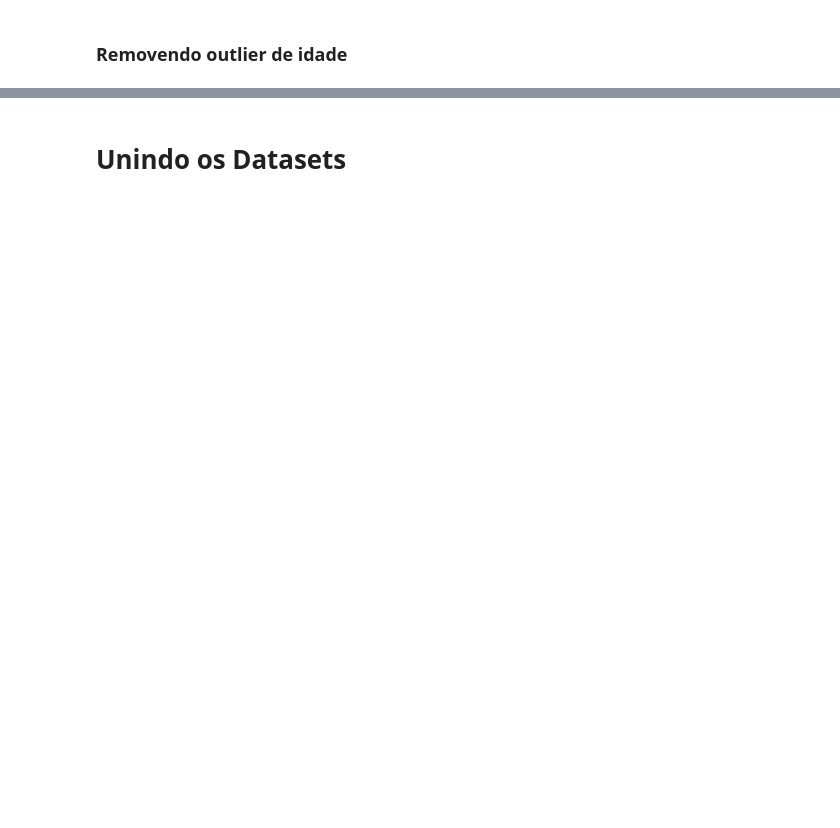
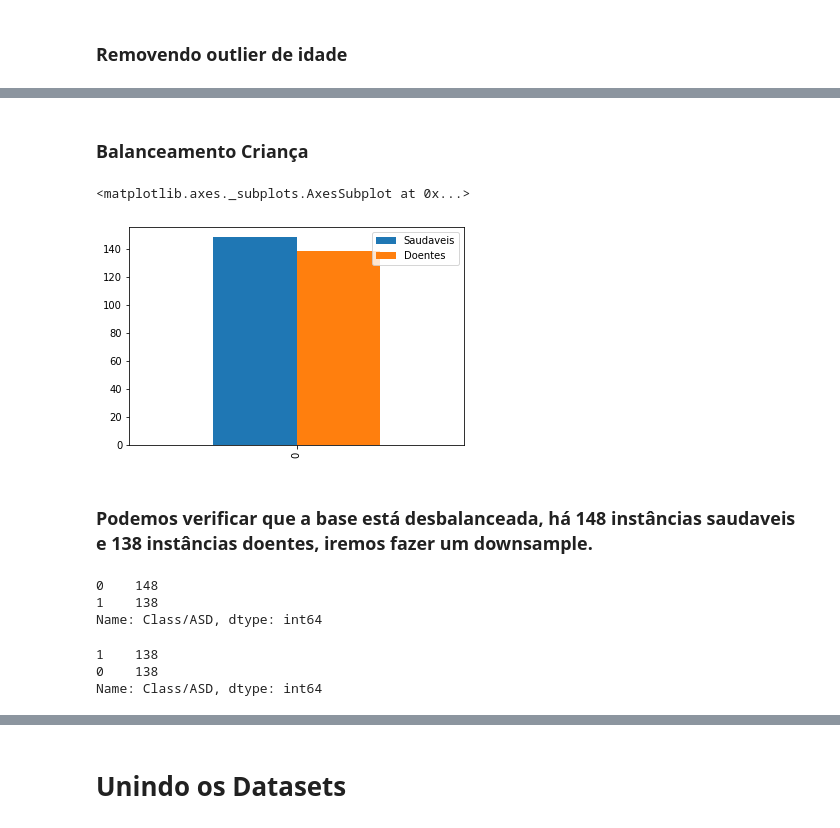
Before and after one commit to thalesmonteiro/Autism-Prediction, a Jupyter notebook: AutismPrediction.ipynb, the cells around one changed output, grey strips where cells are left out. Cells and saved outputs as stored; diff of their text form; code cells hidden in the pictures; blank space fills up the shorter version.

```diff
--- a/AutismPrediction.ipynb
+++ b/AutismPrediction.ipynb
@@ -128,0 +357,31 @@ adult.boxplot()
+# %% [markdown]
+### Balanceamento Criança
+# %%
+from sklearn.preprocessing import LabelEncoder
+
+#Transforma a coluna em binario
+child['Class/ASD'] = LabelEncoder().fit_transform(child['Class/ASD'])
+
+#Conta o numero de ocorrencias
+Saudaveis = child['Class/ASD'].isin([0]).sum()
+Doentes = child['Class/ASD'].isin([1]).sum()
+
+#Cria uma lista
+histogram = {'Saudaveis' : Saudaveis, 'Doentes' : Doentes}
+
+#Converte para um df
+df_histogram = pd.DataFrame([histogram])
+
+df_histogram.plot.bar()
+# %% [output]
+<matplotlib.axes._subplots.AxesSubplot at 0x...>
+[figure, added]
+# %% [markdown]
+### Podemos verificar que a base está desbalanceada, há 148 instâncias saudaveis e 138 instâncias doentes, iremos fazer um downsample.
+# %%
+values = child['Class/ASD'].value_counts()
+values
+# %% [output]
+0    148
+1    138
+Name: Class/ASD, dtype: int64
@@ -128,0 +404,6 @@ adult.boxplot()
+# %%
+child['Class/ASD'].value_counts()
+# %% [output]
+1    138
+0    138
+Name: Class/ASD, dtype: int64
```
Also changed, not shown: parts of 92 cells of this notebook.
